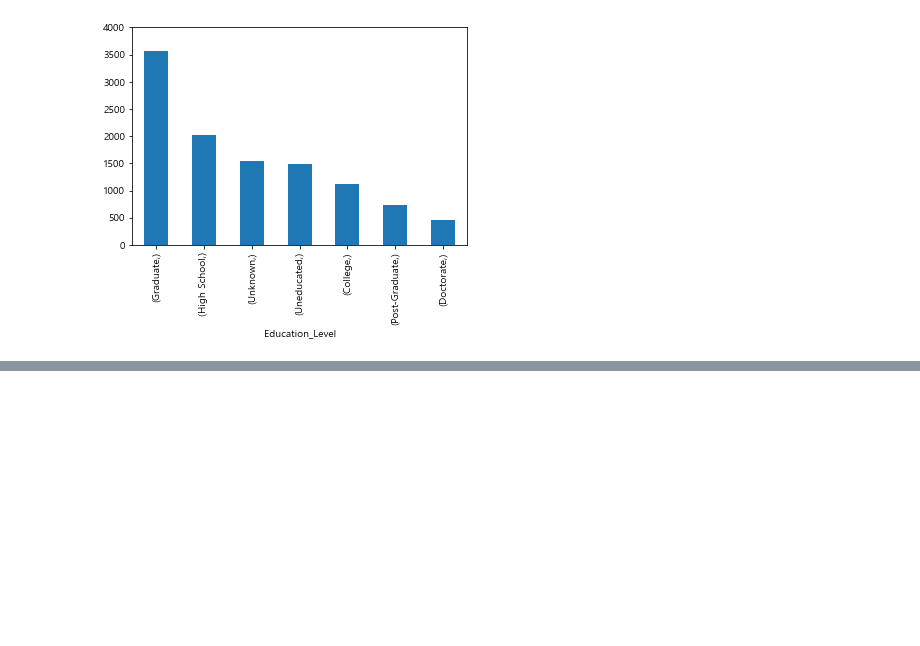
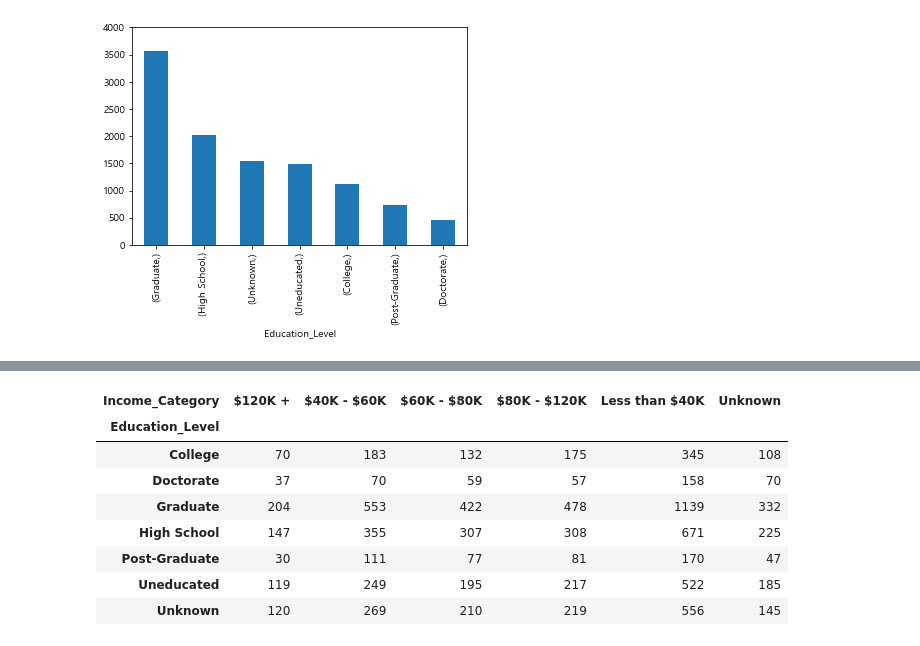
Before and after one commit to Ahn-seongjun/DS_team2, a Jupyter notebook: ASJ/BankChurn.ipynb, the cells around one changed output, grey strips where cells are left out. Cells and saved outputs as stored; diff of their text form; code cells hidden in the pictures; blank space fills up the shorter version.

```diff
--- a/ASJ/BankChurn.ipynb
+++ b/ASJ/BankChurn.ipynb
@@ -454,0 +490,14 @@ plt.show()
+# %%
+from scipy.stats import *
+cross_t = pd.crosstab(df['Education_Level'],df['Income_Category'])
+cross_t
+# %% [output]
+| Income_Category | $120K + | $40K - $60K | $60K - $80K | $80K - $120K | Less than $40K | Unknown |
+| Education_Level |  |  |  |  |  |  |
+| College | 70 | 183 | 132 | 175 | 345 | 108 |
+| Doctorate | 37 | 70 | 59 | 57 | 158 | 70 |
+| Graduate | 204 | 553 | 422 | 478 | 1139 | 332 |
+| High School | 147 | 355 | 307 | 308 | 671 | 225 |
+| Post-Graduate | 30 | 111 | 77 | 81 | 170 | 47 |
+| Uneducated | 119 | 249 | 195 | 217 | 522 | 185 |
+| Unknown | 120 | 269 | 210 | 219 | 556 | 145 |
```
Also changed, not shown: parts of 13 cells of this notebook.
